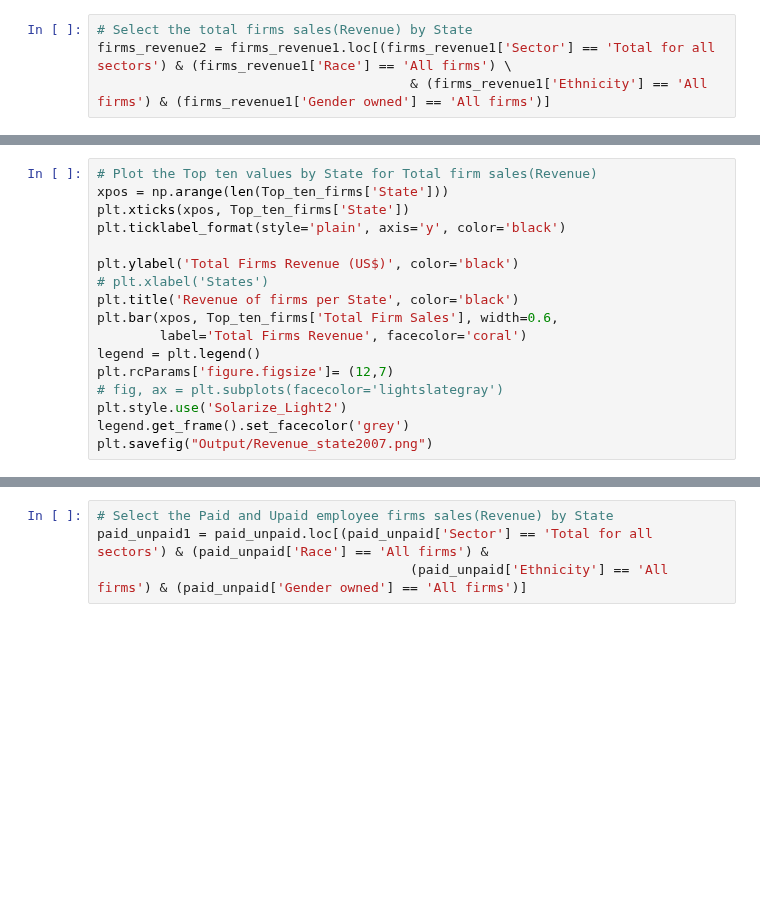
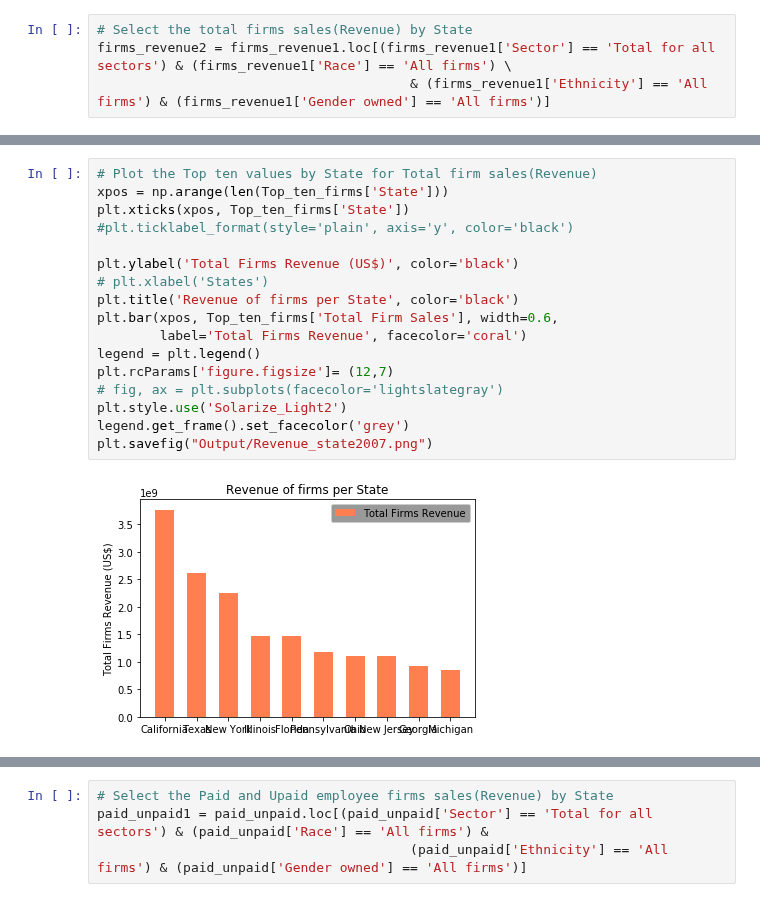
Before and after one commit to tafolabi/Project_Alpha, a Jupyter notebook: 2007.ipynb, the cells around one changed output, grey strips where cells are left out. Cells and saved outputs as stored; diff of their text form; blank space fills up the shorter version.

```diff
--- a/2007.ipynb
+++ b/2007.ipynb
@@ -73,20 +89,22 @@ Top_ten_firms
 # %%
 # Plot the Top ten values by State for Total firm sales(Revenue)
 xpos = np.arange(len(Top_ten_firms['State']))
 plt.xticks(xpos, Top_ten_firms['State'])
-plt.ticklabel_format(style='plain', axis='y', color='black')
+#plt.ticklabel_format(style='plain', axis='y', color='black')
 
 plt.ylabel('Total Firms Revenue (US$)', color='black')
 # plt.xlabel('States')
 plt.title('Revenue of firms per State', color='black')
 plt.bar(xpos, Top_ten_firms['Total Firm Sales'], width=0.6,
         label='Total Firms Revenue', facecolor='coral')
 legend = plt.legend()
 plt.rcParams['figure.figsize']= (12,7)
 # fig, ax = plt.subplots(facecolor='lightslategray')
 plt.style.use('Solarize_Light2')
 legend.get_frame().set_facecolor('grey')
 plt.savefig("Output/Revenue_state2007.png")
+# %% [output]
+[figure, added]
 # %%
 # Create a new dataframe for selected columns to analyze revenue of Paid and Unpaid Employment firms per state
 paid_unpaid = df[['State', 'Race','Gender owned', 'Ethnicity',
```
Also changed, not shown: parts of 64 cells of this notebook, 13 other files.
